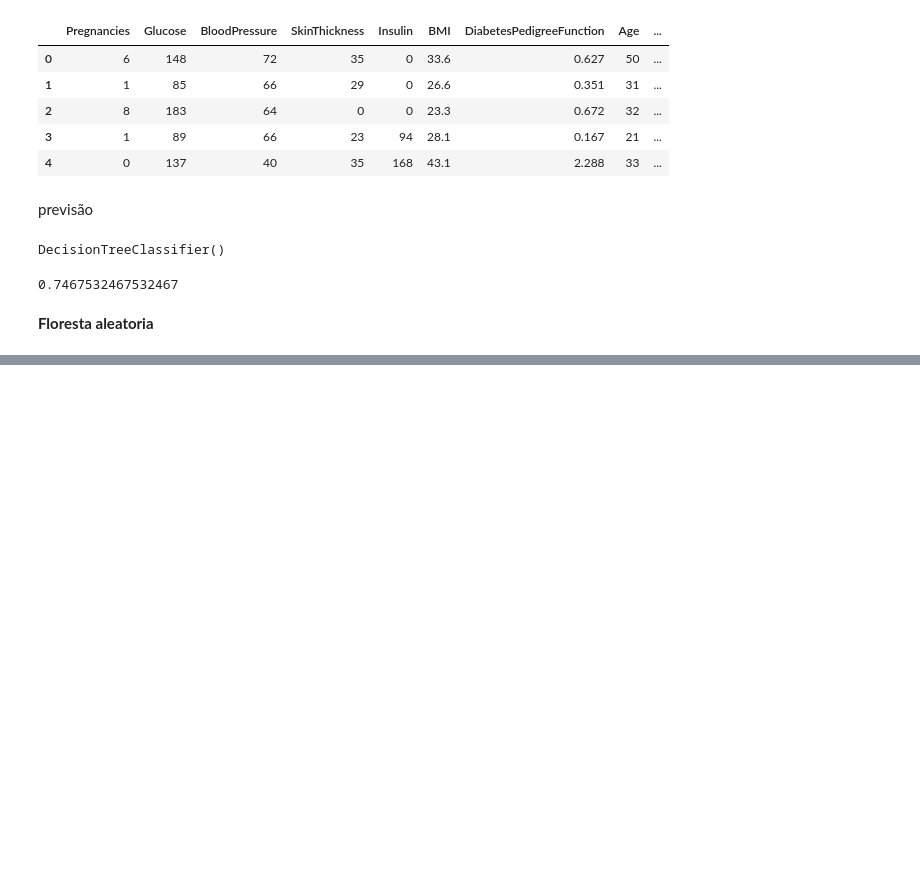
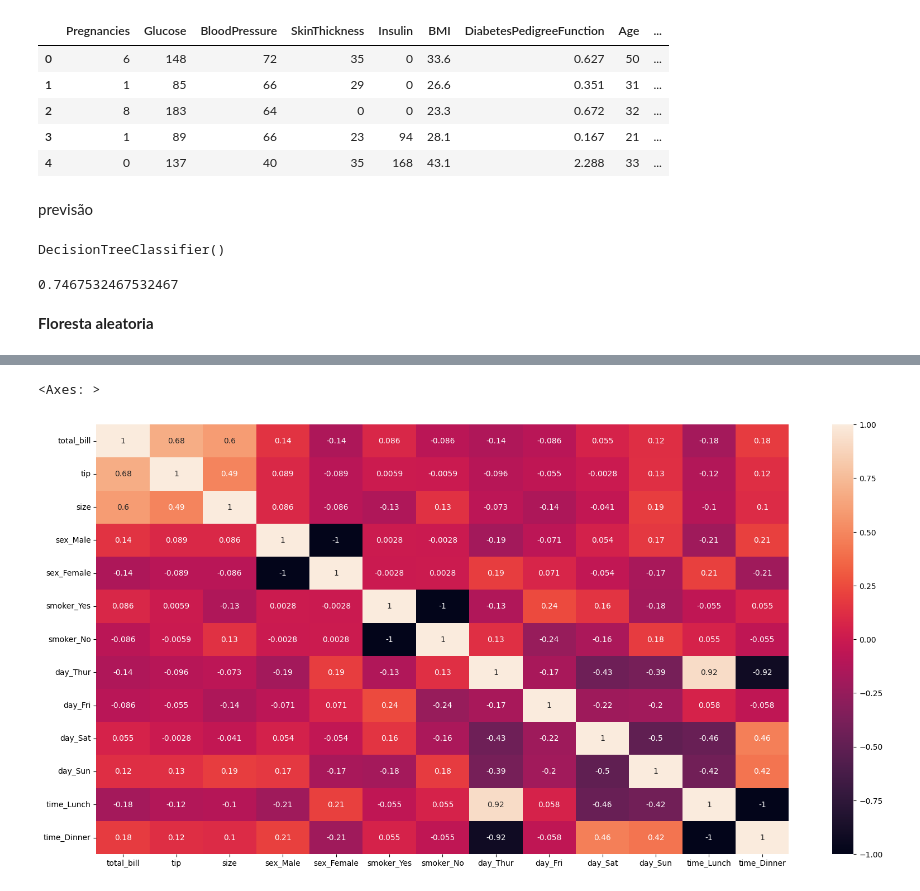
Before and after one commit to MoralesJefferson/aula_machine, a Jupyter notebook: Untitled3.ipynb, the cells around one changed output, grey strips where cells are left out. Cells and saved outputs as stored; diff of their text form; code cells hidden in the pictures; blank space fills up the shorter version.

```diff
--- a/Untitled3.ipynb
+++ b/Untitled3.ipynb
@@ -107,0 +125,2 @@ accuracy
+# %%
+gorgeta_dumies = pd.get_dummies(gorgeta)
@@ -107,0 +144,6 @@ accuracy
+# %%
+plt.figure(figsize=(20,10))
+sns.heatmap(gorgeta_dumies.corr(),annot=True)
+# %% [output]
+<Axes: >
+[figure, added]
```
Also changed, not shown: parts of 8 cells of this notebook.
